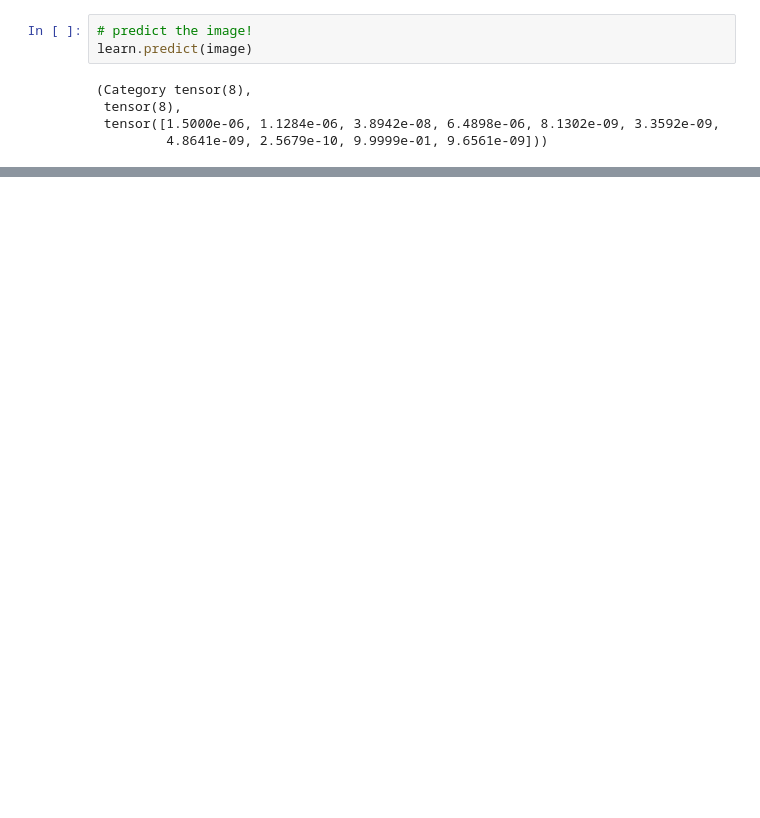
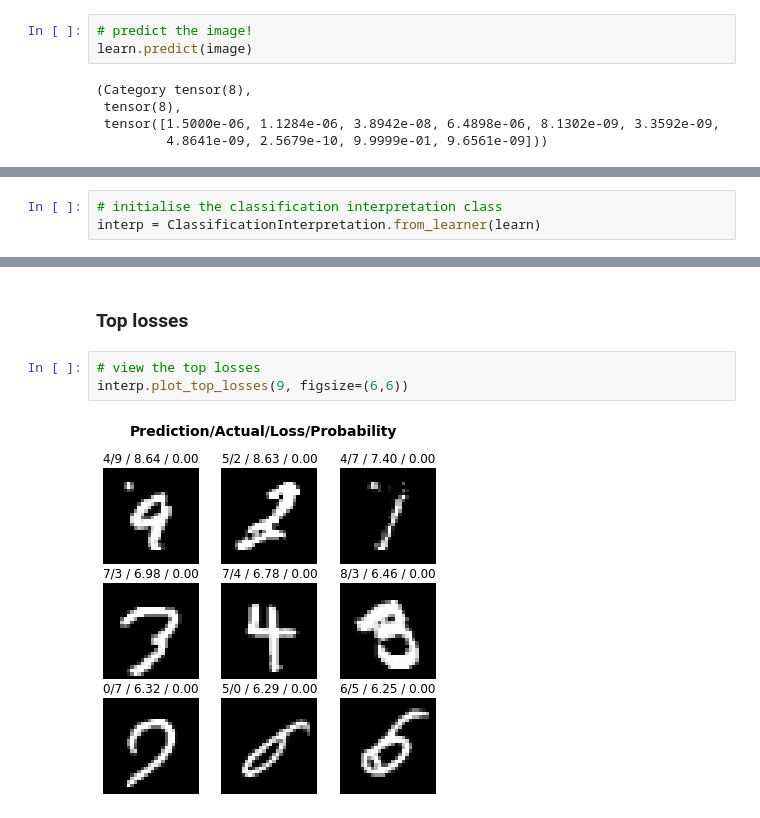
Before and after one commit to aryanfaghihi/ai-course, a Jupyter notebook: Image 1.ipynb, the cells around one changed output, grey strips where cells are left out. Drawn from its saved outputs; the diff is of its cells as text; blank space fills up the shorter version.

```diff
--- a/Image 1.ipynb
+++ b/Image 1.ipynb
@@ -68,0 +105,3 @@ learn.predict(image)
+# %%
+# initialise the classification interpretation class
+interp = ClassificationInterpretation.from_learner(learn)
@@ -68,0 +110,7 @@ learn.predict(image)
+# %% [markdown]
+### Top losses
+# %%
+# view the top losses
+interp.plot_top_losses(9, figsize=(6,6))
+# %% [output]
+[figure, added]
```
Also changed, not shown: parts of 18 cells of this notebook.
